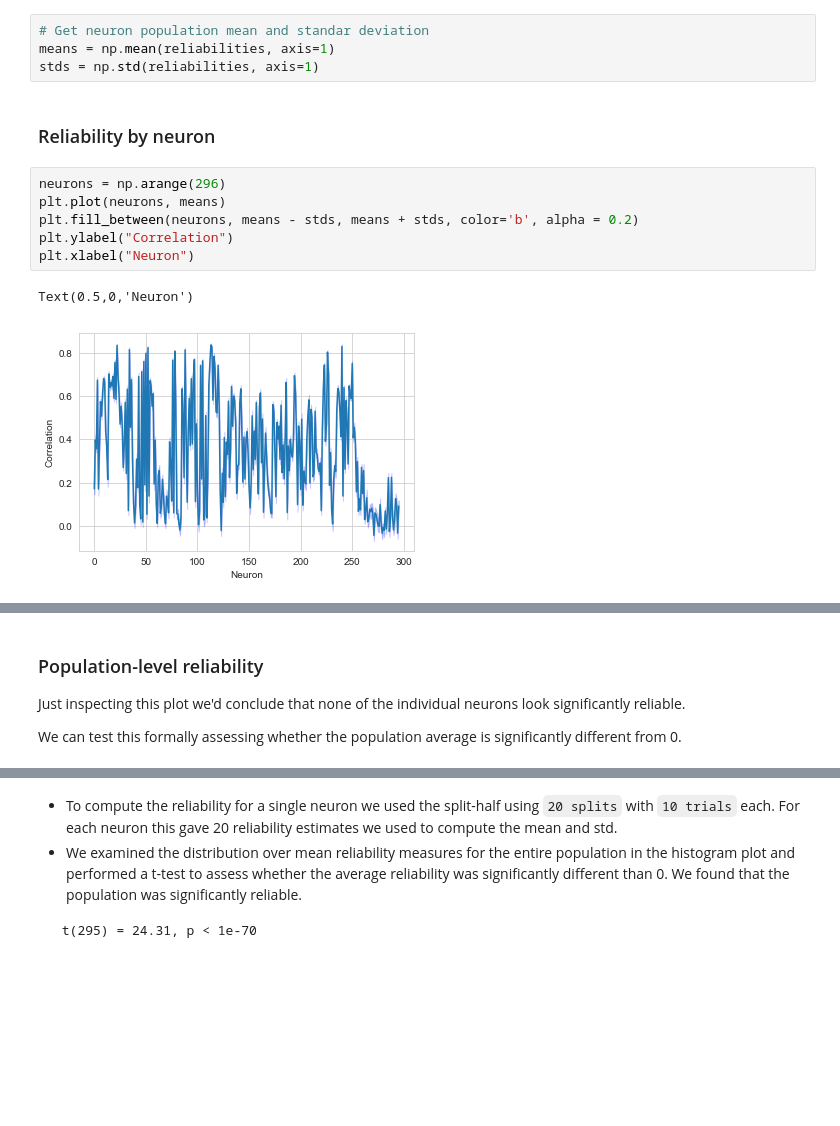
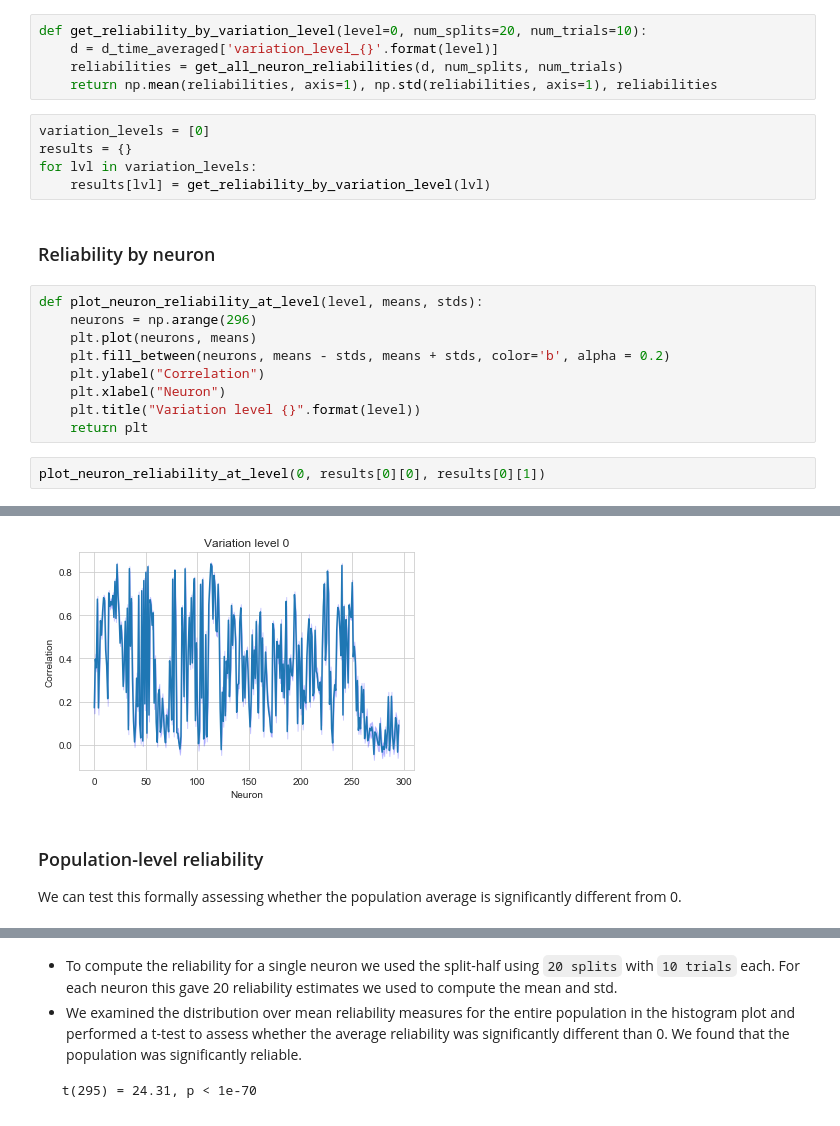
Before and after one commit to benpeloquin7/psych253, a Jupyter notebook: HW/hw1.ipynb, the cells around one changed output, grey strips where cells are left out. Saved outputs shown, nothing was run; the diff lists cells and outputs as text; blank space fills up the shorter version.

```diff
--- a/HW/hw1.ipynb
+++ b/HW/hw1.ipynb
@@ -113,15 +91,24 @@ reliabilities.shape
-# %%
-# Get neuron population mean and standar deviation
-means = np.mean(reliabilities, axis=1)
-stds = np.std(reliabilities, axis=1)
+# %%
+def get_reliability_by_variation_level(level=0, num_splits=20, num_trials=10):
+    d = d_time_averaged['variation_level_{}'.format(level)]
+    reliabilities = get_all_neuron_reliabilities(d, num_splits, num_trials)
+    return np.mean(reliabilities, axis=1), np.std(reliabilities, axis=1), reliabilities
+# %%
+variation_levels = [0]
+results = {}
+for lvl in variation_levels:
+    results[lvl] = get_reliability_by_variation_level(lvl)
 # %% [markdown]
 ### Reliability by neuron
 # %%
-neurons = np.arange(296)
-plt.plot(neurons, means)
-plt.fill_between(neurons, means - stds, means + stds, color='b', alpha = 0.2)
-plt.ylabel("Correlation")
-plt.xlabel("Neuron")
+def plot_neuron_reliability_at_level(level, means, stds):
+    neurons = np.arange(296)
+    plt.plot(neurons, means)
+    plt.fill_between(neurons, means - stds, means + stds, color='b', alpha = 0.2)
+    plt.ylabel("Correlation")
+    plt.xlabel("Neuron")
+    plt.title("Variation level {}".format(level))
+    return plt
-# %% [output]
-Text(0.5,0,'Neuron')
-[figure, removed]
+# %%
+plot_neuron_reliability_at_level(0, results[0][0], results[0][1])
+# %% [output]
@@ -128,7 +116,6 @@ Text(0.5,0,'Neuron')
+[figure, added]
 # %% [markdown]
 ### Population-level reliability
 
-Just inspecting this plot we'd conclude that none of the individual neurons look significantly reliable.
-
 We can test this formally assessing whether the population average is significantly different from 0.
 # %%
```
Also changed, not shown: parts of 35 cells of this notebook.
